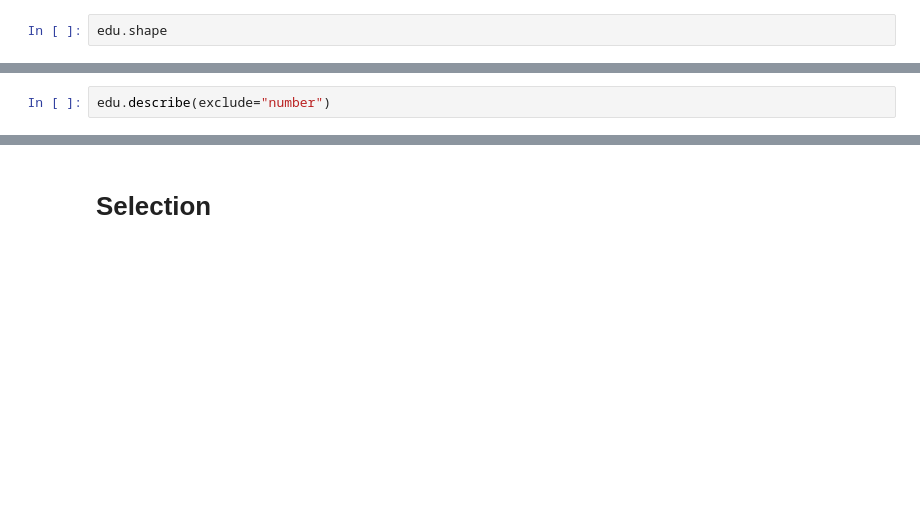
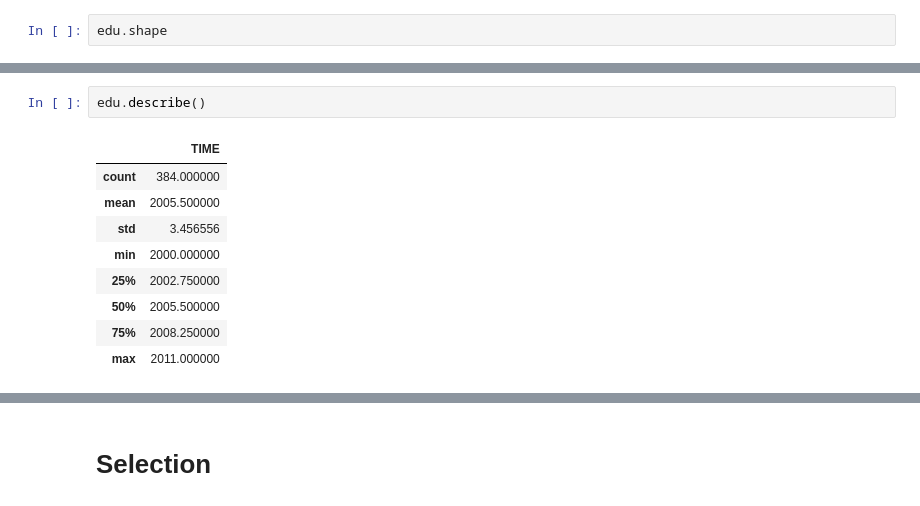
Before and after one commit to Tuwaiq-DS-ML-bootcamp-V-7/Day-8, a Jupyter notebook: 3-Pandas.ipynb, the cells around one changed output, grey strips where cells are left out. Saved outputs shown, nothing was run; the diff lists cells and outputs as text; blank space fills up the shorter version.

```diff
--- a/3-Pandas.ipynb
+++ b/3-Pandas.ipynb
@@ -151,4 +430,14 @@ edu.describe(include=[object])
 # %%
-edu.describe(exclude="number")
+edu.describe()
+# %% [output]
+|  | TIME |
+| count | 384.000000 |
+| mean | 2005.500000 |
+| std | 3.456556 |
+| min | 2000.000000 |
+| 25% | 2002.750000 |
+| 50% | 2005.500000 |
+| 75% | 2008.250000 |
+| max | 2011.000000 |
 # %%
 edu.T
```
Also changed, not shown: parts of 68 cells of this notebook.
